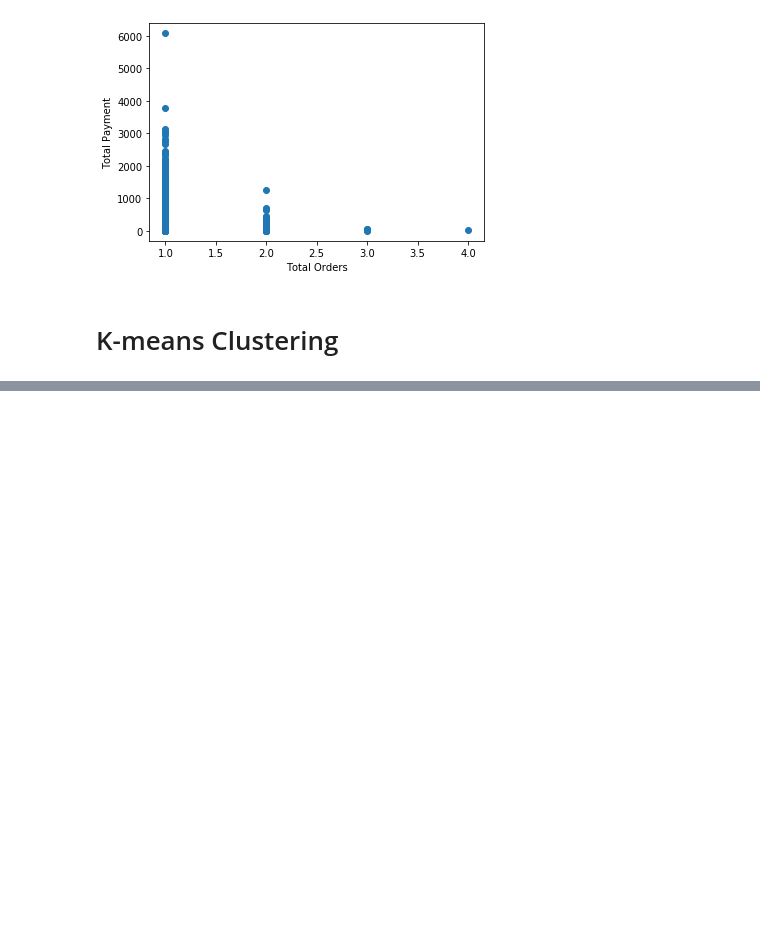
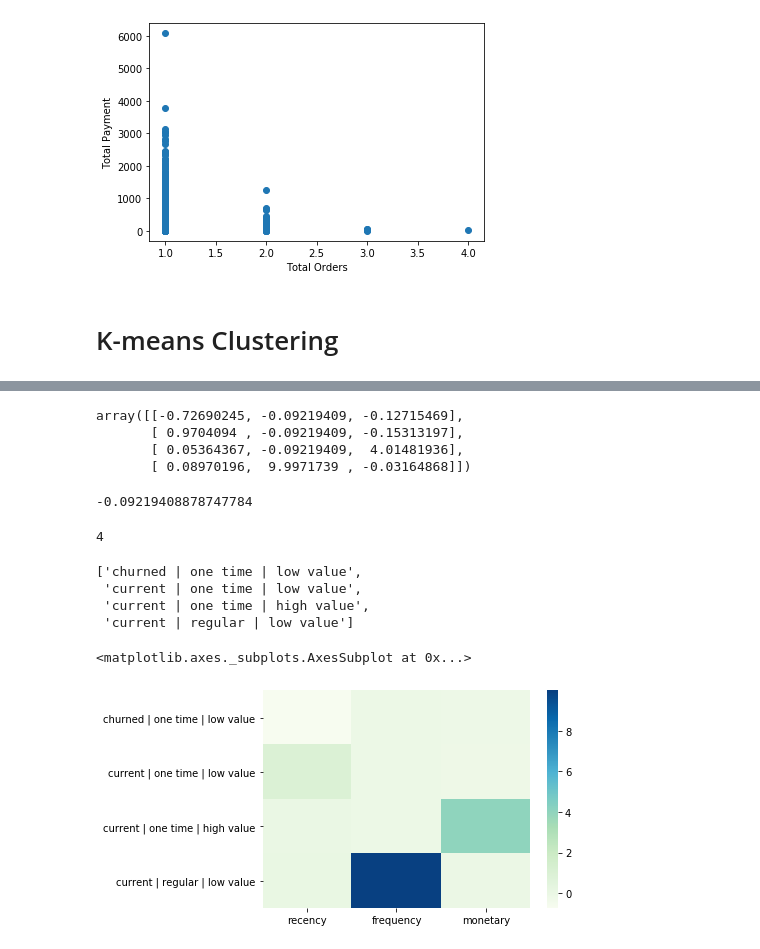
Before and after one commit to alireza-alizadegan/e-commerce-Sales, a Jupyter notebook: Brazil/Customer Segmentation.ipynb, the cells around one changed output, grey strips where cells are left out. Cells and saved outputs as stored; diff of their text form; code cells hidden in the pictures; blank space fills up the shorter version.

Commit message:
Labled segmentation

```diff
--- a/Brazil/Customer Segmentation.ipynb
+++ b/Brazil/Customer Segmentation.ipynb
@@ -253,0 +286,46 @@ plt.scatter(rfm_df.frequency, rfm_df.monetary, c=labels);
+# %%
+km.cluster_centers_
+# %% [output]
+array([[-0.72690245, -0.09219409, -0.12715469],
+       [ 0.9704094 , -0.09219409, -0.15313197],
+       [ 0.05364367, -0.09219409,  4.01481936],
+       [ 0.08970196,  9.9971739 , -0.03164868]])
+# %%
+km.cluster_centers_[1,1]
+# %% [output]
+-0.09219408878747784
+# %%
+n_clusters
+# %% [output]
+4
+# %%
+customer_segment_list = []
+for cluster in range(n_clusters):
+    if km.cluster_centers_[cluster, 0] > 0:
+        customer_segment_list.append('current | ')
+    else:
+        customer_segment_list.append('churned | ')
+    if km.cluster_centers_[cluster, 1] > 0:
+        customer_segment_list[cluster] += 'regular | '
+    else:
+        customer_segment_list[cluster] += 'one time | '
+    if km.cluster_centers_[cluster, 2] > 0:
+        customer_segment_list[cluster] += 'high value'
+    else:
+        customer_segment_list[cluster] += 'low value'
+
+customer_segment_list
+# %% [output]
+['churned | one time | low value',
+ 'current | one time | low value',
+ 'current | one time | high value',
+ 'current | regular | low value']
+# %%
+import seaborn as sns
+import string
+sns.heatmap(km.cluster_centers_, cmap='GnBu',
+            xticklabels=rfm_df.columns,
+            yticklabels=customer_segment_list)
+# %% [output]
+<matplotlib.axes._subplots.AxesSubplot at 0x...>
+[figure, added]
```
Also changed, not shown: parts of 11 cells of this notebook, 3 other files.
